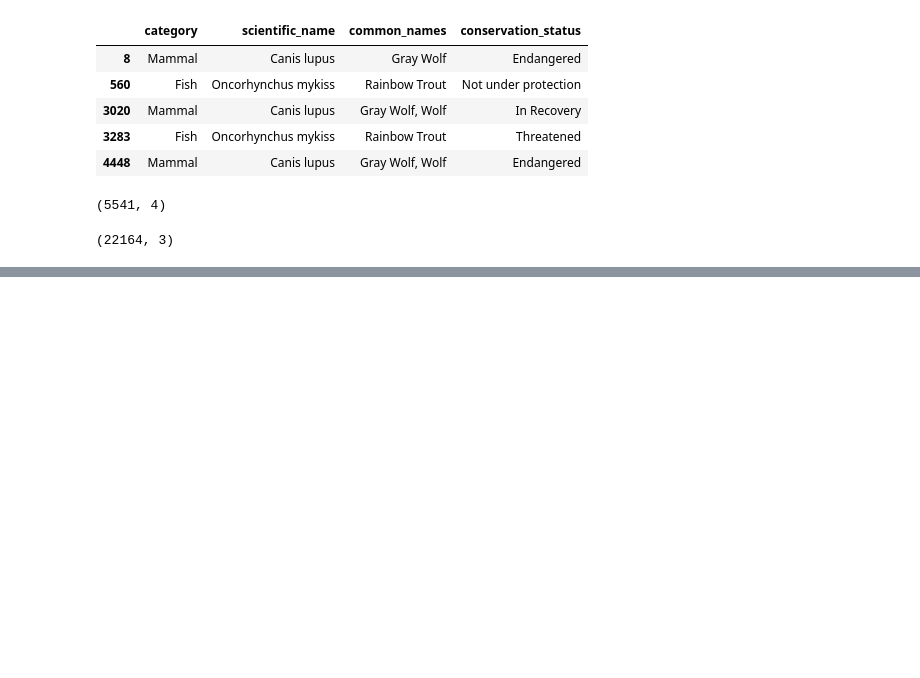
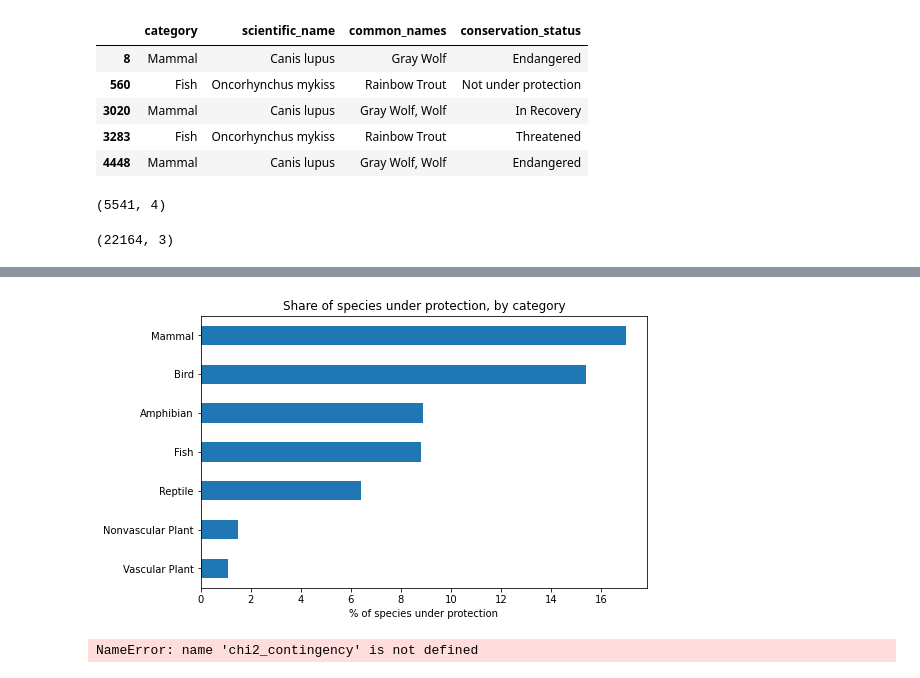
Before and after one commit to SantiagoMoralesU/biodiversity_project, a Jupyter notebook: biodiversity.ipynb, the cells around one changed output, grey strips where cells are left out. Drawn from its saved outputs; the diff is of its cells as text; code cells hidden in the pictures; blank space fills up the shorter version.

```diff
--- a/biodiversity.ipynb
+++ b/biodiversity.ipynb
@@ -187,0 +217,7 @@ observations.shape
+# %%
+species["is_protected"] = species.conservation_status != "Not under protection"
+
+counts = pd.crosstab(species.category, species.is_protected)
+counts.columns = ["not_protected", "protected"]
+counts["percent_protected"] = (counts.protected / (counts.protected + counts.not_protected) * 100).round(1)
+counts.sort_values("percent_protected", ascending=False)
@@ -187,0 +234,17 @@ observations.shape
+# %%
+counts.sort_values("percent_protected").percent_protected.plot(kind="barh", figsize=(8, 5))
+plt.xlabel("% of species under protection")
+plt.ylabel("")
+plt.title("Share of species under protection, by category")
+plt.show()
+# %% [output]
+[figure, added]
+# %%
+def compare(category_a, category_b):
+    table = counts.loc[[category_a, category_b], ["protected", "not_protected"]]
+    chi2, p, dof, expected = chi2_contingency(table)
+    return round(p, 4)
+
+compare("Mammal", "Bird")
+# %% [output]
+NameError: name 'chi2_contingency' is not defined
```
Also changed, not shown: parts of 7 cells of this notebook.
